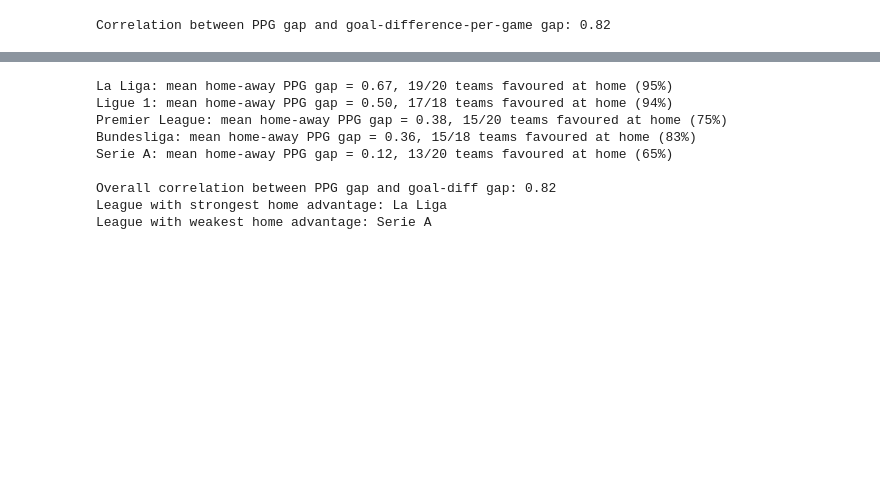
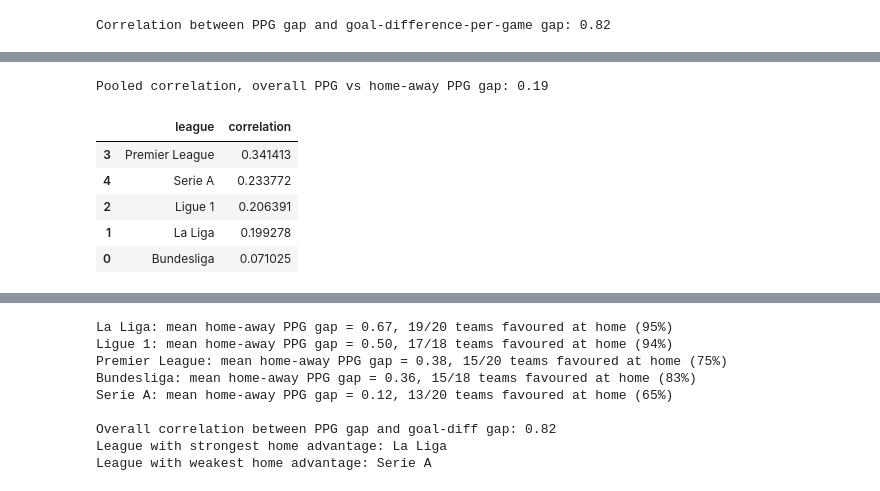
Before and after one commit to martinezmerino/me204-final-project, a Jupyter notebook: NB03-martinezmerino-Data-Analysis.ipynb, the cells around one changed output, grey strips where cells are left out. Saved outputs shown, nothing was run; the diff lists cells and outputs as text; code cells hidden in the pictures; blank space fills up the shorter version.

```diff
--- a/NB03-martinezmerino-Data-Analysis.ipynb
+++ b/NB03-martinezmerino-Data-Analysis.ipynb
@@ -161,0 +233,22 @@ Correlation between PPG gap and goal-difference-per-game gap: 0.82
+# %%
+overall_quality = df.groupby(["league", "team"])["points"].mean().reset_index(name="overall_ppg")
+quality_vs_gap = team_wide.merge(overall_quality, on=["league", "team"])
+
+pooled_quality_corr = quality_vs_gap["overall_ppg"].corr(quality_vs_gap["ppg_gap"])
+print(f"Pooled correlation, overall PPG vs home-away PPG gap: {pooled_quality_corr:.2f}")
+
+per_league_quality_corr = (
+    quality_vs_gap.groupby("league")
+    .apply(lambda g: g["overall_ppg"].corr(g["ppg_gap"]))
+    .reset_index(name="correlation")
+    .sort_values("correlation", ascending=False)
+)
+per_league_quality_corr
+# %% [output]
+Pooled correlation, overall PPG vs home-away PPG gap: 0.19
+|  | league | correlation |
+| 3 | Premier League | 0.341413 |
+| 4 | Serie A | 0.233772 |
+| 2 | Ligue 1 | 0.206391 |
+| 1 | La Liga | 0.199278 |
+| 0 | Bundesliga | 0.071025 |
```
Also changed, not shown: parts of 15 cells of this notebook.
